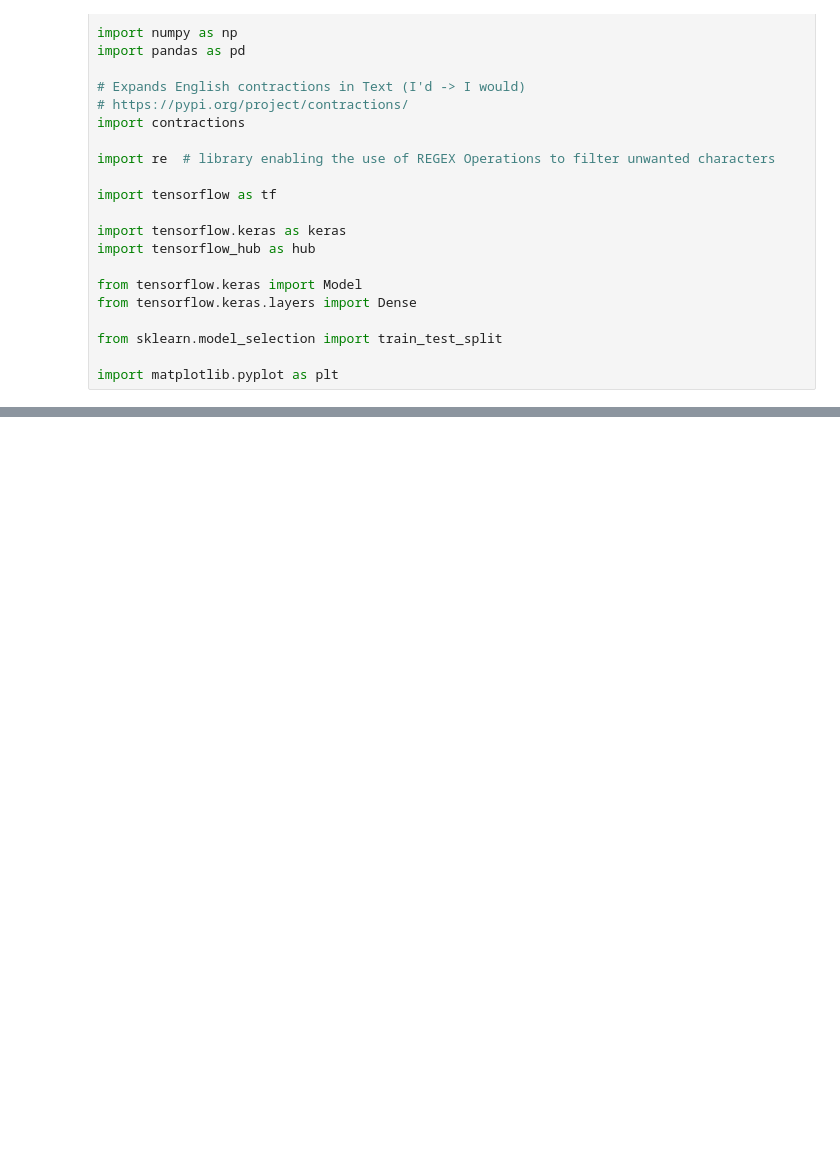
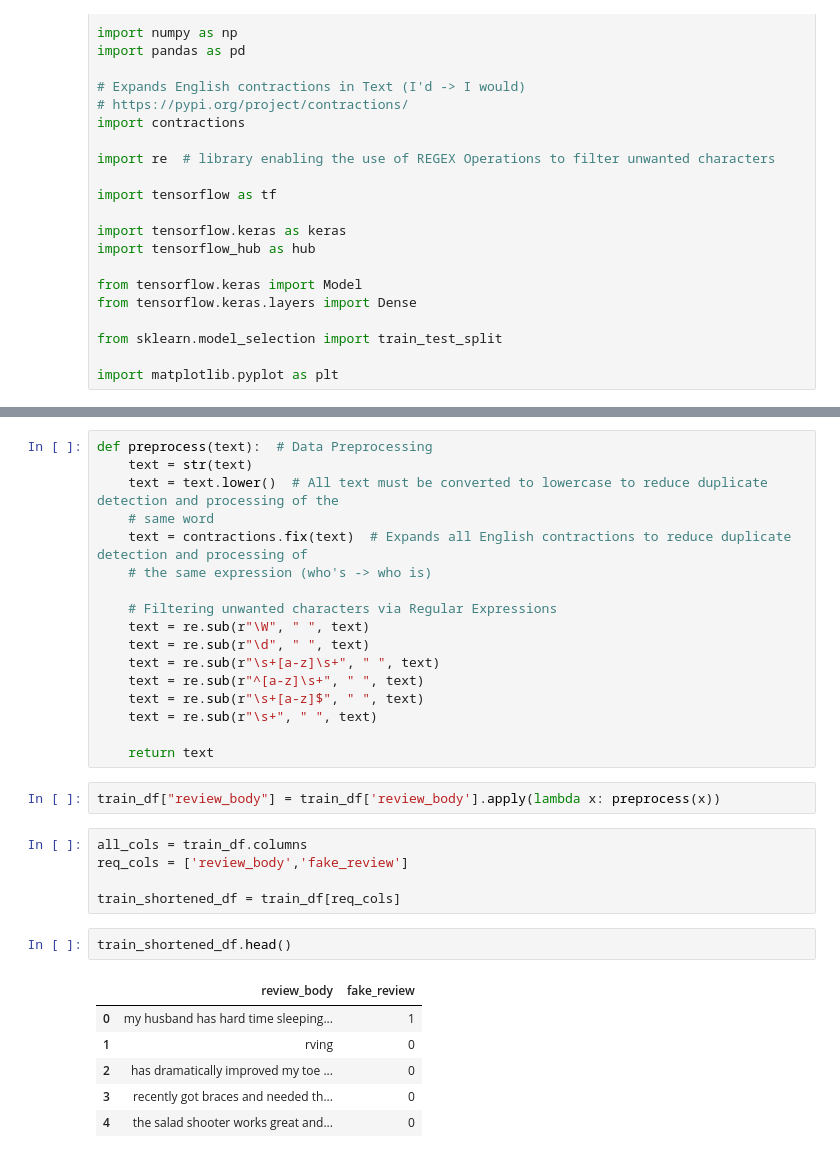
Before and after one commit to AvinivA/DSL-project, a Jupyter notebook: DSL_project.ipynb, the cells around one changed output, grey strips where cells are left out. Cells and saved outputs as stored; diff of their text form; blank space fills up the shorter version.

```diff
--- a/DSL_project.ipynb
+++ b/DSL_project.ipynb
@@ -50,0 +72,33 @@ train_df = pd.read_csv('amazon_reviews.txt', delimiter='\t', error_bad_lines=Fal
+# %%
+def preprocess(text):  # Data Preprocessing
+    text = str(text)
+    text = text.lower()  # All text must be converted to lowercase to reduce duplicate detection and processing of the
+    # same word
+    text = contractions.fix(text)  # Expands all English contractions to reduce duplicate detection and processing of
+    # the same expression (who's -> who is)
+
+    # Filtering unwanted characters via Regular Expressions
+    text = re.sub(r"\W", " ", text)
+    text = re.sub(r"\d", " ", text)
+    text = re.sub(r"\s+[a-z]\s+", " ", text)
+    text = re.sub(r"^[a-z]\s+", " ", text)
+    text = re.sub(r"\s+[a-z]$", " ", text)
+    text = re.sub(r"\s+", " ", text)
+
+    return text
+# %%
+train_df["review_body"] = train_df['review_body'].apply(lambda x: preprocess(x))
+# %%
+all_cols = train_df.columns
+req_cols = ['review_body','fake_review']
+
+train_shortened_df = train_df[req_cols]
+# %%
+train_shortened_df.head()
+# %% [output]
+|  | review_body | fake_review |
+| 0 | my husband has hard time sleeping... | 1 |
+| 1 | rving | 0 |
+| 2 | has dramatically improved my toe ... | 0 |
+| 3 | recently got braces and needed th... | 0 |
+| 4 | the salad shooter works great and... | 0 |
```
Also changed, not shown: parts of 22 cells of this notebook.
